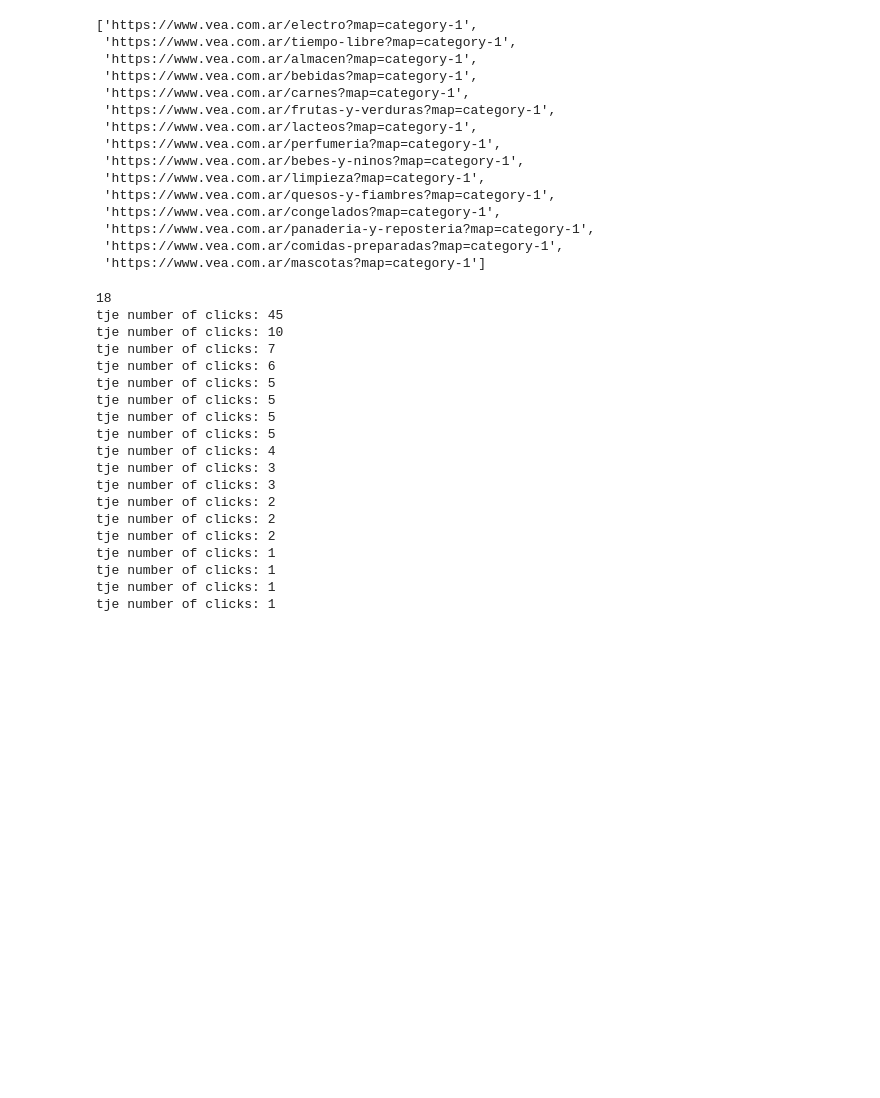
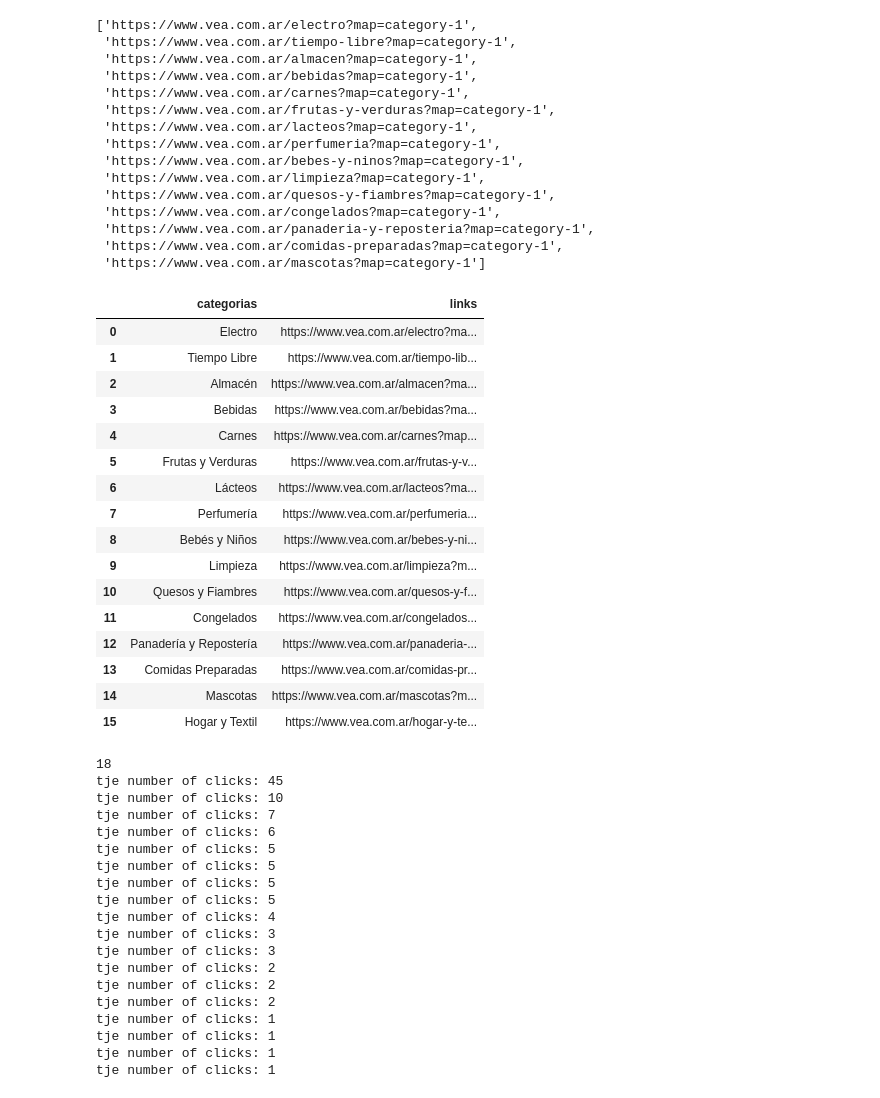
Before and after one commit to AgustinCdeCelis/market_project, a Jupyter notebook: working_files/vea.ipynb, the cells around one changed output. Saved outputs shown, nothing was run; the diff lists cells and outputs as text; code cells hidden in the pictures; blank space fills up the shorter version.

```diff
--- a/working_files/vea.ipynb
+++ b/working_files/vea.ipynb
@@ -139,6 +142,27 @@ getting_urls
  'https://www.vea.com.ar/panaderia-y-reposteria?map=category-1',
  'https://www.vea.com.ar/comidas-preparadas?map=category-1',
  'https://www.vea.com.ar/mascotas?map=category-1']
+# %%
+data = pd.read_csv('../csv/vea/20230425vea_links.csv')
+data
+# %% [output]
+|  | categorias | links |
+| 0 | Electro | https://www.vea.com.ar/electro?ma... |
+| 1 | Tiempo Libre | https://www.vea.com.ar/tiempo-lib... |
+| 2 | Almacén | https://www.vea.com.ar/almacen?ma... |
+| 3 | Bebidas | https://www.vea.com.ar/bebidas?ma... |
+| 4 | Carnes | https://www.vea.com.ar/carnes?map... |
+| 5 | Frutas y Verduras | https://www.vea.com.ar/frutas-y-v... |
+| 6 | Lácteos | https://www.vea.com.ar/lacteos?ma... |
+| 7 | Perfumería | https://www.vea.com.ar/perfumeria... |
+| 8 | Bebés y Niños | https://www.vea.com.ar/bebes-y-ni... |
+| 9 | Limpieza | https://www.vea.com.ar/limpieza?m... |
+| 10 | Quesos y Fiambres | https://www.vea.com.ar/quesos-y-f... |
+| 11 | Congelados | https://www.vea.com.ar/congelados... |
+| 12 | Panadería y Repostería | https://www.vea.com.ar/panaderia-... |
+| 13 | Comidas Preparadas | https://www.vea.com.ar/comidas-pr... |
+| 14 | Mascotas | https://www.vea.com.ar/mascotas?m... |
+| 15 | Hogar y Textil | https://www.vea.com.ar/hogar-y-te... |
 # %%
 
 #gives all pages and categories
```
Also changed, not shown: parts of 6 cells of this notebook, 5 other files.
